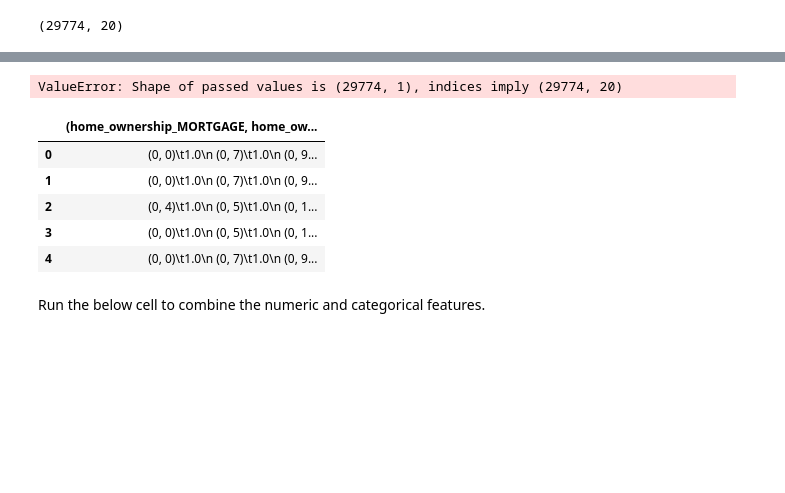
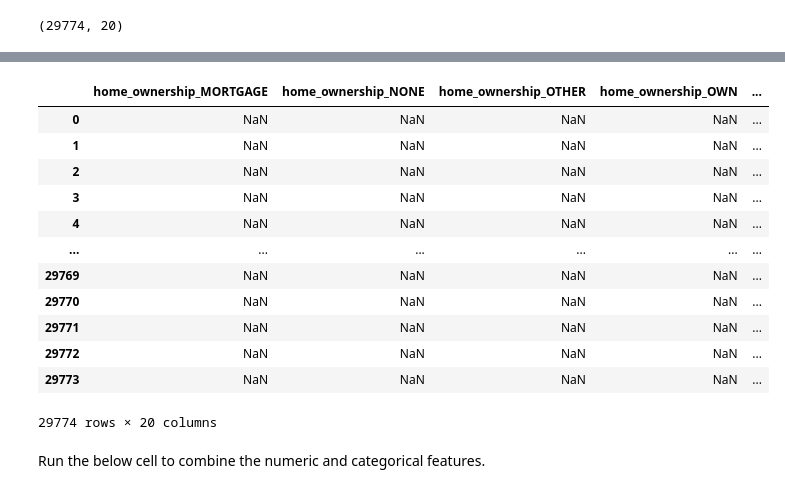
Before and after one commit to joeldmott/dsc-tuning-neural-networks-from-start-to-finish-lab-v2-1, a Jupyter notebook: index.ipynb, the cells around one changed output, grey strips where cells are left out. Drawn from its saved outputs; the diff is of its cells as text; code cells hidden in the pictures; blank space fills up the shorter version.

```diff
--- a/index.ipynb
+++ b/index.ipynb
@@ -160,28 +160,3 @@ cat_columns = ohe.get_feature_names_out(input_features=X_train_cat.columns)
 X_train_ohe.shape
 # %% [output]
 (29774, 20)
-# %%
-# Select only the categorical features
-cat_features = ['home_ownership', 'verification_status', 'emp_length']
-X_train_cat = X_train.loc[:, cat_features]
-X_test_cat = X_test.loc[:, cat_features]
-
-# Fill missing values with the string 'missing'
-X_train_cat.fillna(value='missing', inplace=True)
-X_test_cat.fillna(value='missing', inplace=True)
-
-# OneHotEncode categorical variables
-ohe = OneHotEncoder(handle_unknown='ignore')
-
-# Transform training and test sets
-X_train_ohe = ohe.fit_transform(X_train_cat)
-X_test_ohe = ohe.transform(X_test_cat)
-
-# Get all categorical feature names
-cat_columns = ohe.get_feature_names_out(input_features=X_train_cat.columns)
-
-# Fit and transform the training data
-X_train_categorical = pd.DataFrame(X_train_ohe.todense(), columns=cat_columns)
-
-# Transform test data
-X_test_categorical = pd.DataFrame(X_test_ohe.todense(), columns=cat_columns)
@@ -190,21 +179,33 @@ X_test_categorical = pd.DataFrame(X_test_ohe.todense(), columns=cat_columns)
 # %%
+#Hmmm, their shapes should work fine, so let's reset indices
+X_train_ohe = pd.DataFrame(X_train_ohe)
+X_train_ohe.reset_index(inplace=True)
+
+X_test_ohe = pd.DataFrame(X_train_ohe)
+X_test_ohe.reset_index(inplace=True)
+
 # Fit and transform the training data
 #X_train_categorical = pd.DataFrame(X_train_ohe, columns=cat_columns)
 X_train_categorical = pd.DataFrame(X_train_ohe, columns=cat_columns)
 
 # Transform test data
 X_test_categorical = pd.DataFrame(X_test_ohe, columns=cat_columns)
-# %% [output]
-ValueError: Shape of passed values is (29774, 1), indices imply (29774, 20)
 # %%
-X_train_categorical.head()
+X_train_categorical
 # %% [output]
-|  | (home_ownership_MORTGAGE, home_ow... |
-| 0 | (0, 0)\t1.0\n (0, 7)\t1.0\n (0, 9... |
-| 1 | (0, 0)\t1.0\n (0, 7)\t1.0\n (0, 9... |
-| 2 | (0, 4)\t1.0\n (0, 5)\t1.0\n (0, 1... |
-| 3 | (0, 0)\t1.0\n (0, 5)\t1.0\n (0, 1... |
-| 4 | (0, 0)\t1.0\n (0, 7)\t1.0\n (0, 9... |
+|  | home_ownership_MORTGAGE | home_ownership_NONE | home_ownership_OTHER | home_ownership_OWN | ... |
+| 0 | NaN | NaN | NaN | NaN | ... |
+| 1 | NaN | NaN | NaN | NaN | ... |
+| 2 | NaN | NaN | NaN | NaN | ... |
+| 3 | NaN | NaN | NaN | NaN | ... |
+| 4 | NaN | NaN | NaN | NaN | ... |
+| ... | ... | ... | ... | ... | ... |
+| 29769 | NaN | NaN | NaN | NaN | ... |
+| 29770 | NaN | NaN | NaN | NaN | ... |
+| 29771 | NaN | NaN | NaN | NaN | ... |
+| 29772 | NaN | NaN | NaN | NaN | ... |
+| 29773 | NaN | NaN | NaN | NaN | ... |
+29774 rows × 20 columns
 # %% [markdown]
 Run the below cell to combine the numeric and categorical features.
 # %%
```
Also changed, not shown: parts of 4 cells of this notebook.
